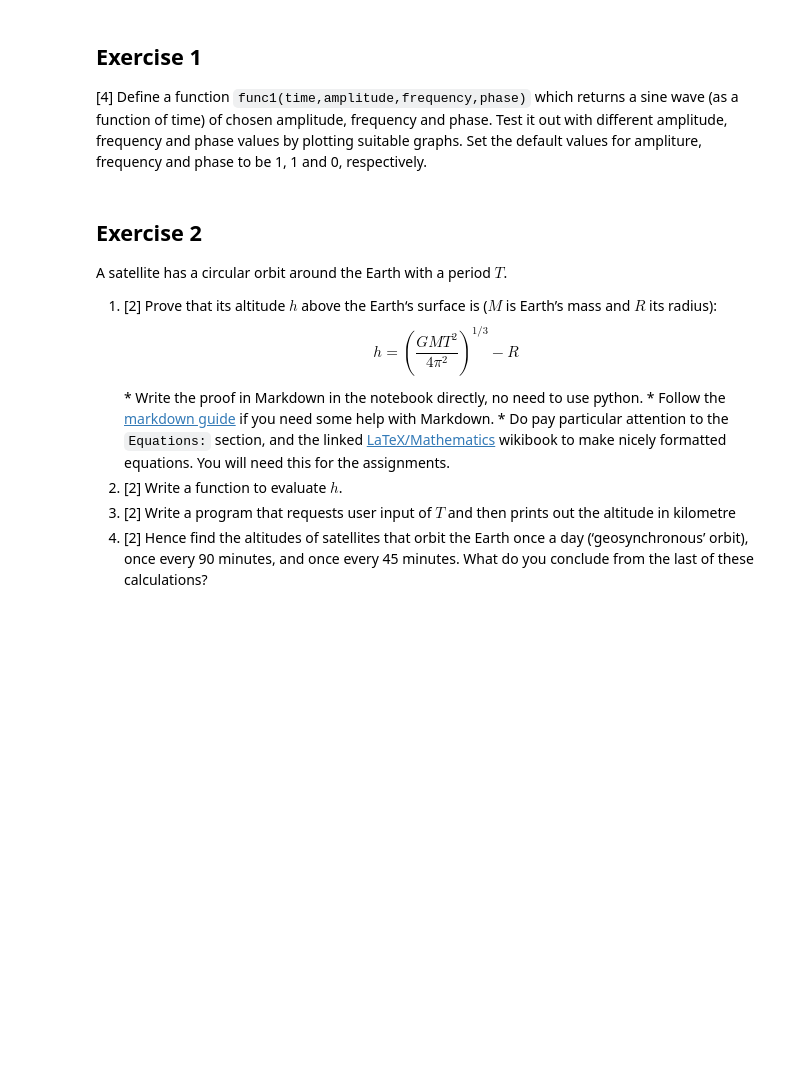
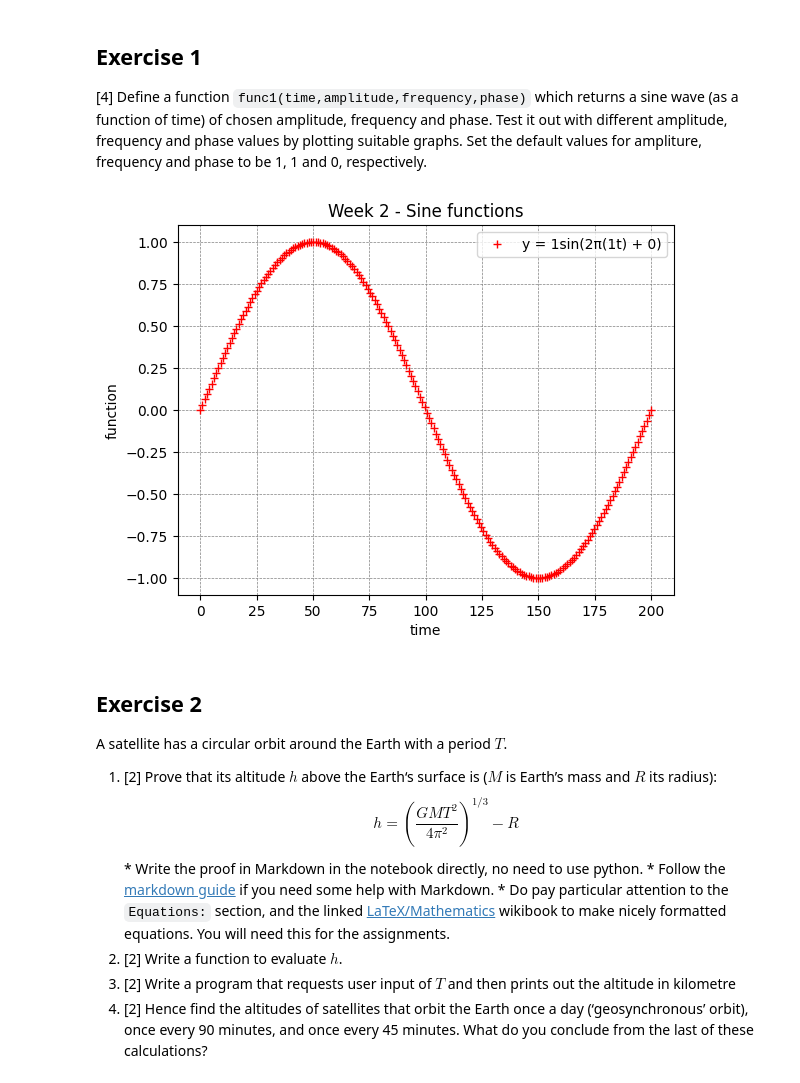
Before and after one commit to PX2145-2025/week-2-b-Dvorak-Gabriel, a Jupyter notebook: Functions.ipynb, the cells around one changed output. Cells and saved outputs as stored; diff of their text form; code cells hidden in the pictures; blank space fills up the shorter version.

```diff
--- a/Functions.ipynb
+++ b/Functions.ipynb
@@ -300,6 +300,31 @@ print (posits)
 ## Exercise 1
 
 [4] Define a function `func1(time,amplitude,frequency,phase)` which returns a sine wave (as a function of time) of chosen amplitude, frequency and phase. Test it out with different amplitude, frequency and phase values by plotting suitable graphs. Set the default values for ampliture, frequency and phase to be 1, 1 and 0, respectively.
+# %%
+import numpy as np
+import matplotlib.pyplot as plt
+
+A = 1
+f = 1
+phi = 0
+
+y_vals = []
+time = np.linspace(0, 200, 200)
+def sinfunc(t,A=1,f=1,phi=0):
+  y = A*np.sin(2*np.pi*f*t + phi)
+  return y
+for x in time:
+  y_vals.append(sinfunc(x,A=A,f=f,phi=phi))
+
+plt.plot(time,y_vals, "r+", label=f"y = {A}sin(2π({f}t) + {phi})")
+plt.xlabel("time")
+plt.ylabel("function")
+plt.grid(color = "gray", linestyle = "--", linewidth = 0.5)
+plt.title("Week 2 - Sine functions")
+plt.legend(loc="best")
+plt.show()
+# %% [output]
+[figure, added]
 # %% [markdown]
 ## Exercise 2
 
```
Also changed, not shown: parts of 4 cells of this notebook.
